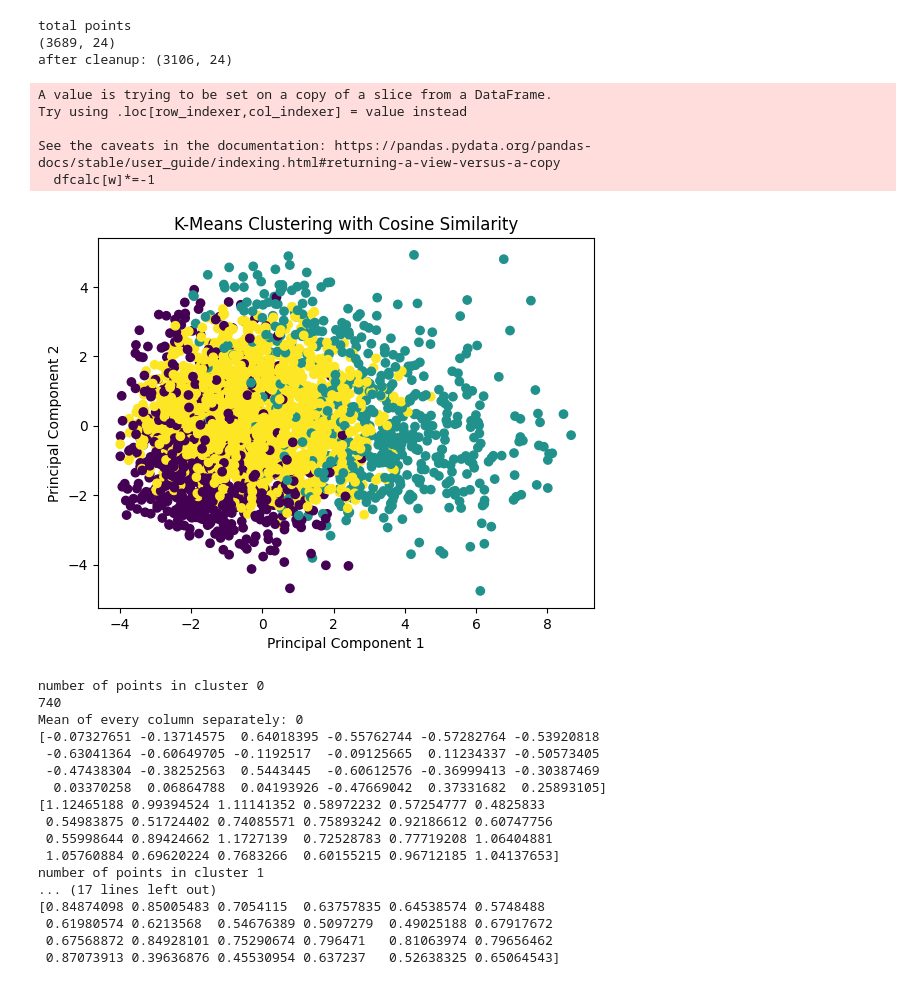
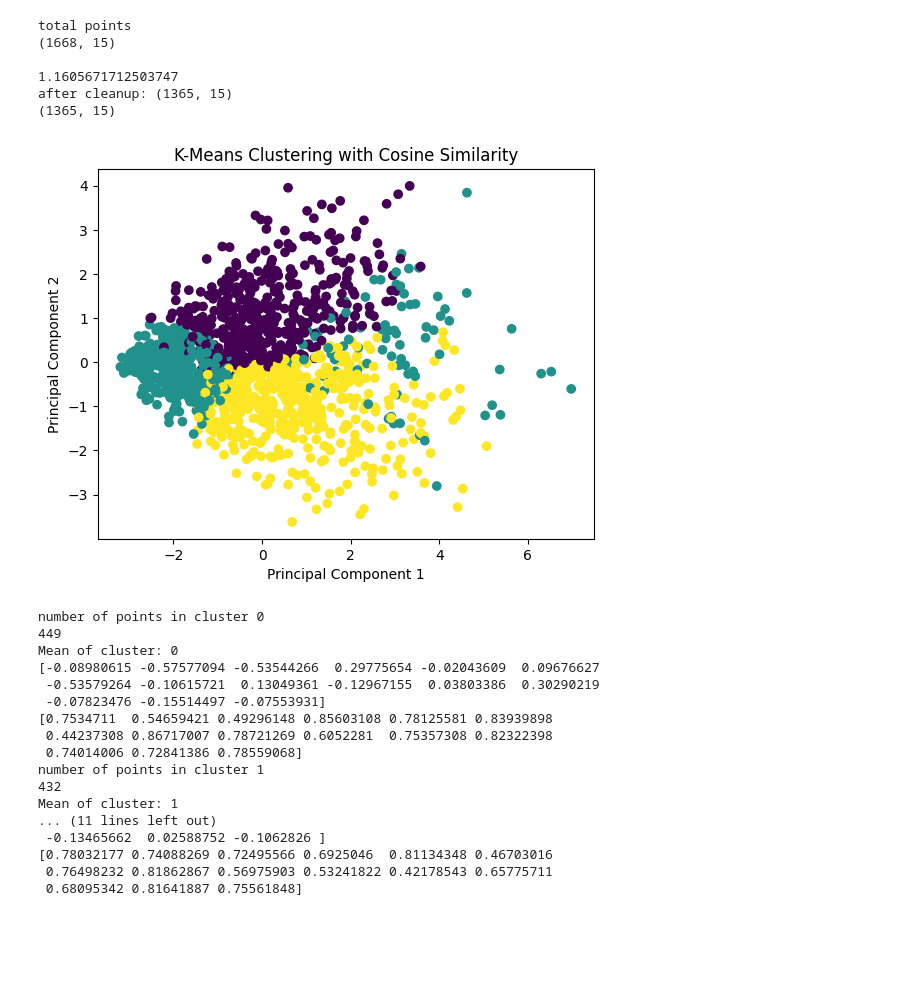
Before and after one commit to Rui1818/player_index, a Jupyter notebook: clustering.ipynb, the cells around one changed output. Saved outputs shown, nothing was run; the diff lists cells and outputs as text; code cells hidden in the pictures; blank space fills up the shorter version.

```diff
--- a/clustering.ipynb
+++ b/clustering.ipynb
@@ -211,4 +217,5 @@ def centroiddf(resdf, meanarray):
 # %%
+#drops all irrelevant features and removes the outliers. data is prepared and normalized shifted to use cosine similarity
 def preprocessarray(attr_list, file, rem, l, u):
     cluster_attr=[]
     for word in attr_list:
@@ -222,9 +229,14 @@ def preprocessarray(attr_list, file, rem, l, u):
     arr=dfcalc.to_numpy()
     print('total points')
     print(arr.shape)
-
-    m=abs(arr.min())+0.5
+    print()
     if(rem):
         arr=remove_outliers(arr, l, u)
+    normarr=arr.copy()
+    norms=np.linalg.norm(normarr, axis=1, keepdims=True)
+    normarr=normarr/norms
+    m=abs(normarr.min())+0.5
+    print(m)
     print('after cleanup:', arr.shape)
-    return arr+m, arr, df, dfcalc
+    print(normarr.shape)
+    return normarr+m, arr, df, dfcalc
@@ -231,29 +245,27 @@ def preprocessarray(attr_list, file, rem, l, u):
 # %%
-filename='norm_stats/normalized_midfieldstats.csv'
-figurename='midfield3.jpg'
-poslist=midfield_list
+filename='norm_stats/normalized_wingerstats.csv'
+figurename='wi2v2.jpg'
+poslist=wing_list
+
 remove=True
-savefilename='midfield3clustering.csv'
+savefilename='wi2v2clustering.csv'
 elbowplot=True
 n=3
 
-processarray, ogarray, df, dfcalc=preprocessarray(poslist, filename, remove, 15,85)
+processarray, ogarray, df, dfcalc=preprocessarray(poslist, filename, remove, 20, 80)
 # %% [output]
 total points
-(3689, 24)
-after cleanup: (3106, 24)
+(1668, 15)
+
+1.1605671712503747
+after cleanup: (1365, 15)
+(1365, 15)
-A value is trying to be set on a copy of a slice from a DataFrame.
-Try using .loc[row_indexer,col_indexer] = value instead
-
-See the caveats in the documentation: https://pandas.pydata.org/pandas-docs/stable/user_guide/indexing.html#returning-a-view-versus-a-copy
-  dfcalc[w]*=-1
 # %%
-ass=clustering(n, figurename, False, processarray)
+ass=clustering(n, figurename, False, processarray, ogarray)
 # %% [output]
-[figure, old version]
+[figure, new version]
 # %%
 cluster_lists = [[] for _ in range(n)]
-# Populate lists with indices
 for i, label in enumerate(ass):
     cluster_lists[label].append(i)
 
@@ -267,34 +279,34 @@ for i in range(n):
     print('number of points in cluster',i)
     print(len(cluster_lists[i]))
 
-    # Calculate the mean of every column separately for the selected rows
+    # Calculate the mean and std every cluster
     column_means = np.mean(selected_rows,axis=0)
     column_std = np.std(selected_rows,axis=0)
     mean_reshaped= column_means.reshape(1,-1)
     std_reshaped = column_std.reshape(1,-1)
     columnarray=np.concatenate((columnarray,mean_reshaped), axis=0)
     stdarray=np.concatenate((stdarray,std_reshaped),axis=0)
-    print("Mean of every column separately:",i)
+    print("Mean of cluster:",i)
     print (column_means)
     print(column_std)
 # %% [output]
 number of points in cluster 0
-740
-Mean of every column separately: 0
-[-0.07327651 -0.13714575  0.64018395 -0.55762744 -0.57282764 -0.53920818
- -0.63041364 -0.60649705 -0.1192517  -0.09125665  0.11234337 -0.50573405
- -0.47438304 -0.38252563  0.5443445  -0.60612576 -0.36999413 -0.30387469
-  0.03370258  0.06864788  0.04193926 -0.47669042  0.37331682  0.25893105]
-[1.12465188 0.99394524 1.11141352 0.58972232 0.57254777 0.4825833
- 0.54983875 0.51724402 0.74085571 0.75893242 0.92186612 0.60747756
- 0.55998644 0.89424662 1.1727139  0.72528783 0.77719208 1.06404881
- 1.05760884 0.69620224 0.7683266  0.60155215 0.96712185 1.04137653]
+449
+Mean of cluster: 0
+[-0.08980615 -0.57577094 -0.53544266  0.29775654 -0.02043609  0.09676627
+ -0.53579264 -0.10615721  0.13049361 -0.12967155  0.03803386  0.30290219
+ -0.07823476 -0.15514497 -0.07553931]
+[0.7534711  0.54659421 0.49296148 0.85603108 0.78125581 0.83939898
+ 0.44237308 0.86717007 0.78721269 0.6052281  0.75357308 0.82322398
+ 0.74014006 0.72841386 0.78559068]
 number of points in cluster 1
-... (17 lines left out)
-[0.84874098 0.85005483 0.7054115  0.63757835 0.64538574 0.5748488
- 0.61980574 0.6213568  0.54676389 0.5097279  0.49025188 0.67917672
- 0.67568872 0.84928101 0.75290674 0.796471   0.81063974 0.79656462
- 0.87073913 0.39636876 0.45530954 0.637237   0.52638325 0.65064543]
+432
+Mean of cluster: 1
+... (11 lines left out)
+ -0.13465662  0.02588752 -0.1062826 ]
+[0.78032177 0.74088269 0.72495566 0.6925046  0.81134348 0.46703016
+ 0.76498232 0.81862867 0.56975903 0.53241822 0.42178543 0.65775711
+ 0.68095342 0.81641887 0.75561848]
 # %%
 meandf=centroiddf(dfcalc,columnarray)
 stddf=centroiddf(dfcalc, stdarray)
```
Also changed, not shown: parts of 13 cells of this notebook, 42 other files.
